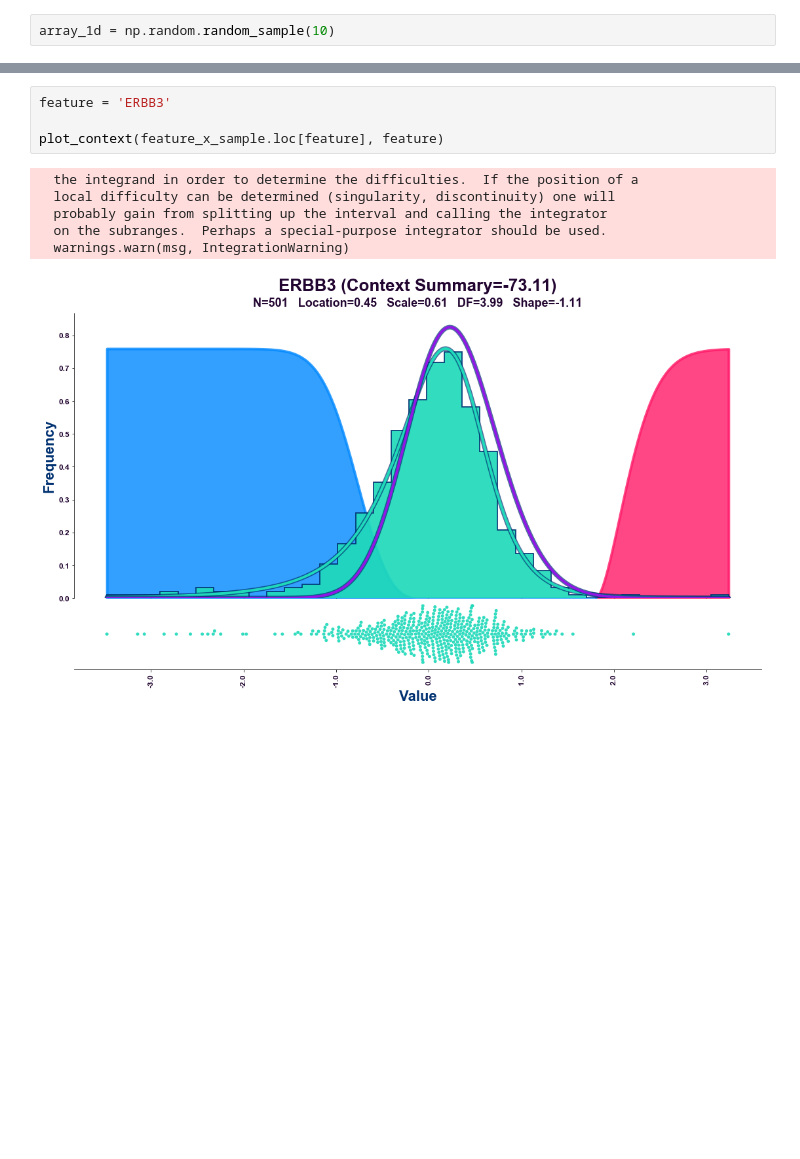
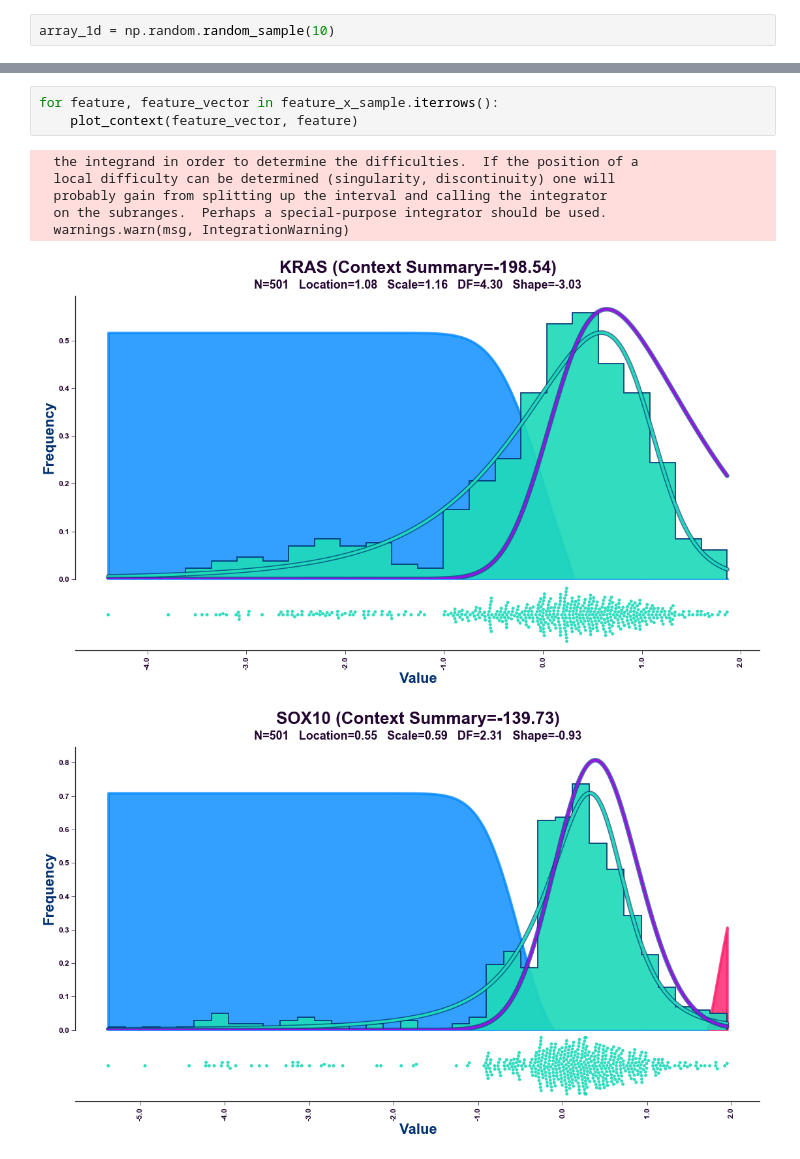
Before and after one commit to St1ngray/context, a Jupyter notebook: notebook/context.ipynb, the cells around one changed output, grey strips where cells are left out. Drawn from its saved outputs; the diff is of its cells as text; blank space fills up the shorter version.

```diff
--- a/notebook/context.ipynb
+++ b/notebook/context.ipynb
@@ -178,12 +177,12 @@ absolute_value_weighted_context__feature_x_sample
 9 rows × 501 columns
-# %%
-feature = 'ERBB3'
-
-plot_context(feature_x_sample.loc[feature], feature)
-# %% [output]
-  the integrand in order to determine the difficulties.  If the position of a
-  local difficulty can be determined (singularity, discontinuity) one will
-  probably gain from splitting up the interval and calling the integrator
-  on the subranges.  Perhaps a special-purpose integrator should be used.
-  warnings.warn(msg, IntegrationWarning)
-[figure, removed]
+# %%
+for feature, feature_vector in feature_x_sample.iterrows():
+    plot_context(feature_vector, feature)
+# %% [output]
+  the integrand in order to determine the difficulties.  If the position of a
+  local difficulty can be determined (singularity, discontinuity) one will
+  probably gain from splitting up the interval and calling the integrator
+  on the subranges.  Perhaps a special-purpose integrator should be used.
+  warnings.warn(msg, IntegrationWarning)
+[figure, added]
+[figure, added]
```
Also changed, not shown: parts of 10 cells of this notebook, 5 other files.
